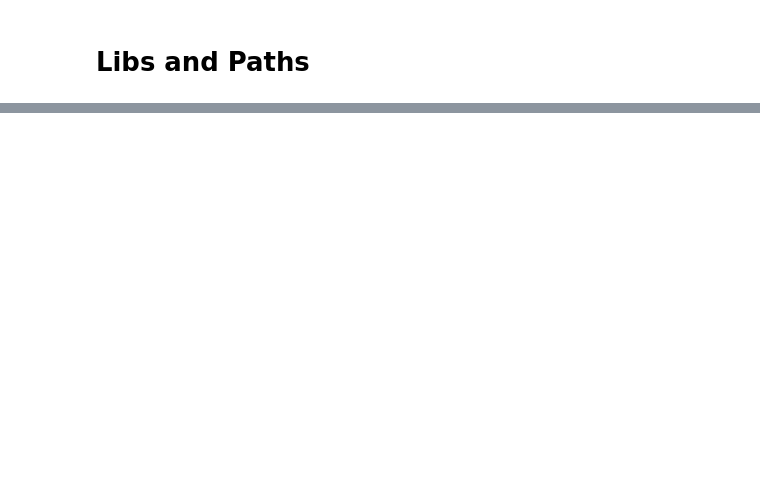
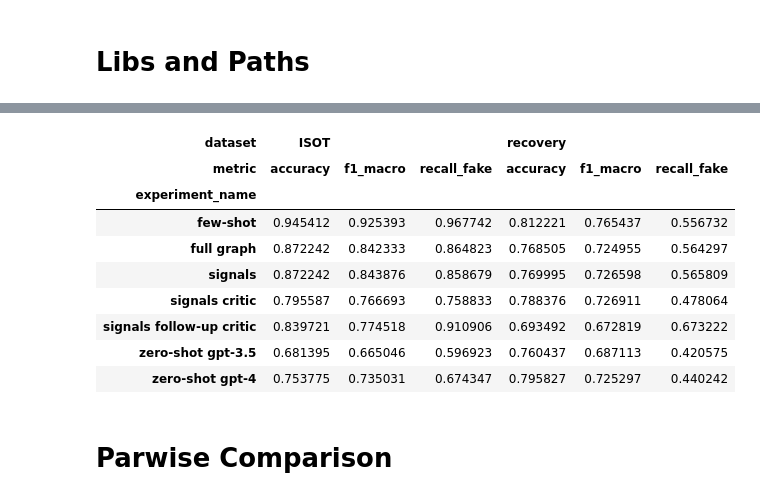
Before and after one commit to FinlayDuff/Dissertation, a Jupyter notebook: notebooks/results_analysis.ipynb, the cells around one changed output, grey strips where cells are left out. Cells and saved outputs as stored; diff of their text form; code cells hidden in the pictures; blank space fills up the shorter version.

```diff
--- a/notebooks/results_analysis.ipynb
+++ b/notebooks/results_analysis.ipynb
@@ -279,0 +634,33 @@ enc.encode("THIS IS A TEST PROMPT")
+# %%
+metrics = ["accuracy", "f1_macro",
+           "recall_fake"]
+
+long_df = (
+    datasets_df[["experiment_name", "dataset"] + metrics]
+      .melt(id_vars=["experiment_name", "dataset"],
+            value_vars=metrics,
+            var_name="metric",
+            value_name="score")
+)
+
+wide_df = (
+    long_df
+      .pivot_table(index="experiment_name",
+                   columns=["dataset", "metric"],
+                   values="score")
+      .sort_index(axis=1, level=[0, 1])
+      .sort_index()
+)
+# %%
+wide_df
+# %% [output]
+| dataset | ISOT |  |  | recovery |  |  |
+| metric | accuracy | f1_macro | recall_fake | accuracy | f1_macro | recall_fake |
+| experiment_name |  |  |  |  |  |  |
+| few-shot | 0.945412 | 0.925393 | 0.967742 | 0.812221 | 0.765437 | 0.556732 |
+| full graph | 0.872242 | 0.842333 | 0.864823 | 0.768505 | 0.724955 | 0.564297 |
+| signals | 0.872242 | 0.843876 | 0.858679 | 0.769995 | 0.726598 | 0.565809 |
+| signals critic | 0.795587 | 0.766693 | 0.758833 | 0.788376 | 0.726911 | 0.478064 |
+| signals follow-up critic | 0.839721 | 0.774518 | 0.910906 | 0.693492 | 0.672819 | 0.673222 |
+| zero-shot gpt-3.5 | 0.681395 | 0.665046 | 0.596923 | 0.760437 | 0.687113 | 0.420575 |
+| zero-shot gpt-4 | 0.753775 | 0.735031 | 0.674347 | 0.795827 | 0.725297 | 0.440242 |
@@ -279,0 +804,2 @@ enc.encode("THIS IS A TEST PROMPT")
+# %% [markdown]
+# Parwise Comparison
```
Also changed, not shown: parts of 65 cells of this notebook, 22 other files.
